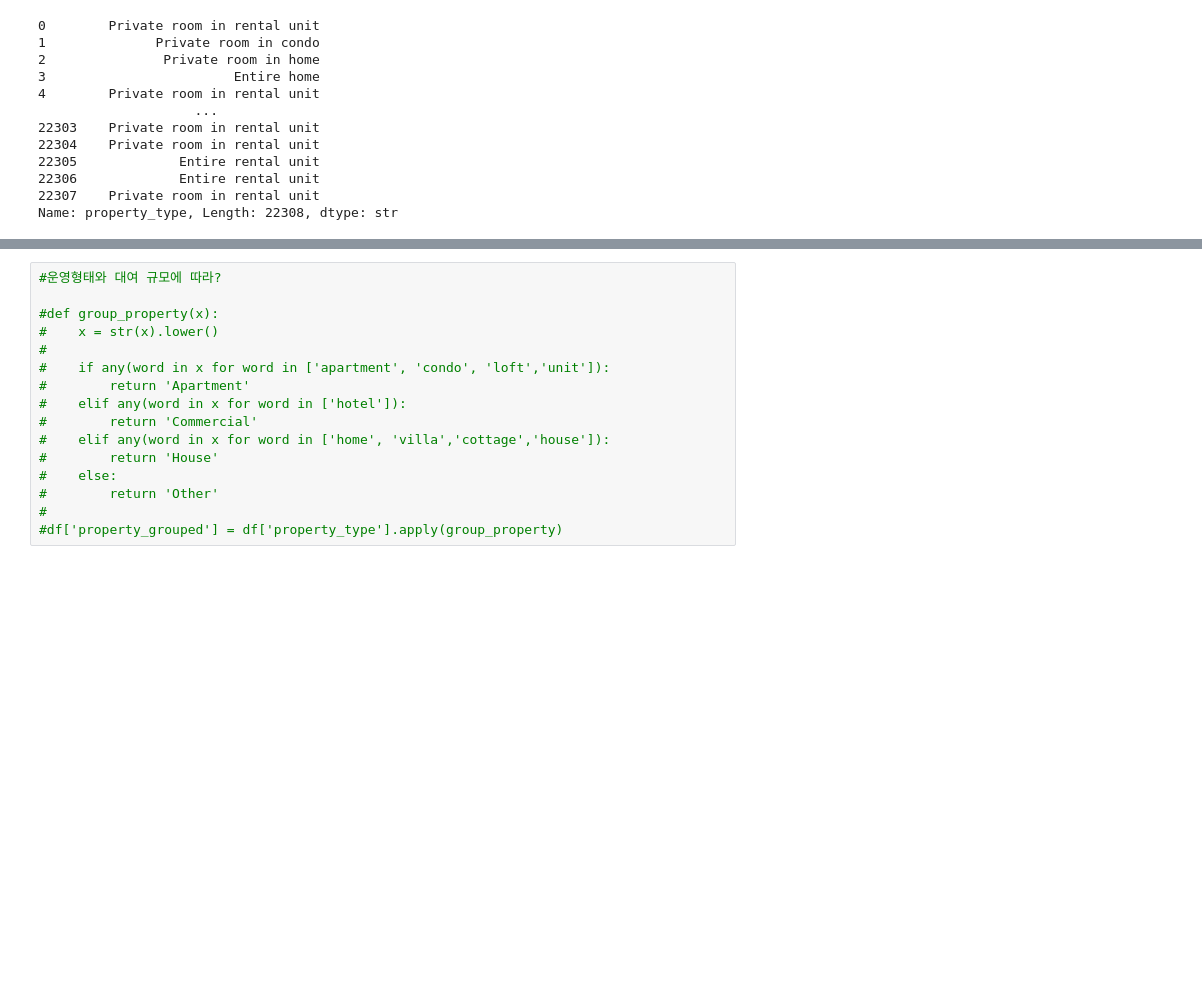
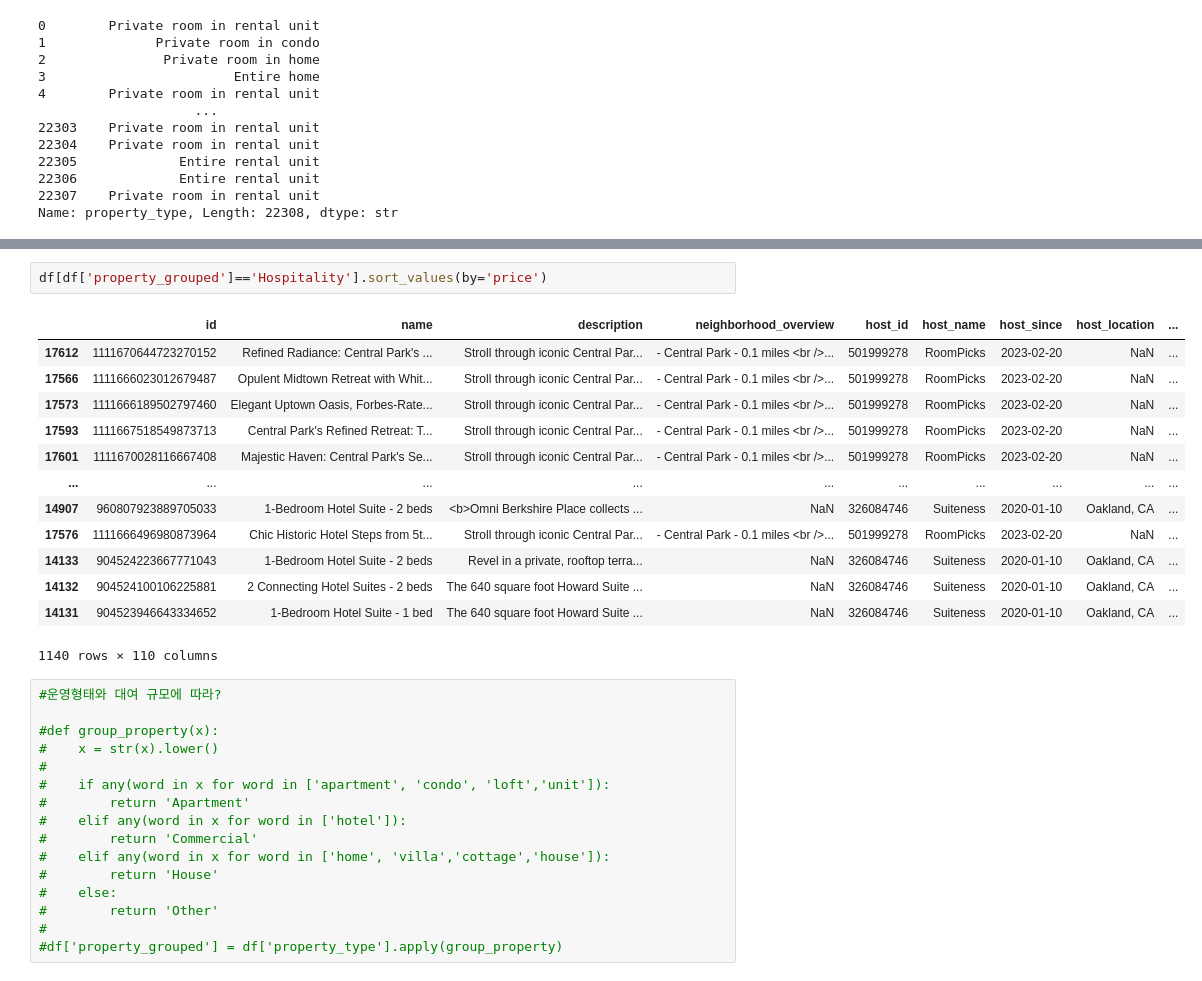
Before and after one commit to sybeom528/airbnb_price_prediction, a Jupyter notebook: notebooks/lch_first_eda.ipynb, the cells around one changed output, grey strips where cells are left out. Drawn from its saved outputs; the diff is of its cells as text; blank space fills up the shorter version.

```diff
--- a/notebooks/lch_first_eda.ipynb
+++ b/notebooks/lch_first_eda.ipynb
@@ -640,3 +652,19 @@ Name: property_type, Length: 22308, dtype: str
+# %%
+df[df['property_grouped']=='Hospitality'].sort_values(by='price')
+# %% [output]
+|  | id | name | description | neighborhood_overview | host_id | host_name | host_since | host_location | ... |
+| 17612 | 1111670644723270152 | Refined Radiance: Central Park's ... | Stroll through iconic Central Par... | - Central Park - 0.1 miles <br />... | 501999278 | RoomPicks | 2023-02-20 | NaN | ... |
+| 17566 | 1111666023012679487 | Opulent Midtown Retreat with Whit... | Stroll through iconic Central Par... | - Central Park - 0.1 miles <br />... | 501999278 | RoomPicks | 2023-02-20 | NaN | ... |
+| 17573 | 1111666189502797460 | Elegant Uptown Oasis, Forbes-Rate... | Stroll through iconic Central Par... | - Central Park - 0.1 miles <br />... | 501999278 | RoomPicks | 2023-02-20 | NaN | ... |
+| 17593 | 1111667518549873713 | Central Park's Refined Retreat: T... | Stroll through iconic Central Par... | - Central Park - 0.1 miles <br />... | 501999278 | RoomPicks | 2023-02-20 | NaN | ... |
+| 17601 | 1111670028116667408 | Majestic Haven: Central Park's Se... | Stroll through iconic Central Par... | - Central Park - 0.1 miles <br />... | 501999278 | RoomPicks | 2023-02-20 | NaN | ... |
+| ... | ... | ... | ... | ... | ... | ... | ... | ... | ... |
+| 14907 | 960807923889705033 | 1-Bedroom Hotel Suite - 2 beds | <b>Omni Berkshire Place collects ... | NaN | 326084746 | Suiteness | 2020-01-10 | Oakland, CA | ... |
+| 17576 | 1111666496980873964 | Chic Historic Hotel Steps from 5t... | Stroll through iconic Central Par... | - Central Park - 0.1 miles <br />... | 501999278 | RoomPicks | 2023-02-20 | NaN | ... |
+| 14133 | 904524223667771043 | 1-Bedroom Hotel Suite - 2 beds | Revel in a private, rooftop terra... | NaN | 326084746 | Suiteness | 2020-01-10 | Oakland, CA | ... |
+| 14132 | 904524100106225881 | 2 Connecting Hotel Suites - 2 beds | The 640 square foot Howard Suite ... | NaN | 326084746 | Suiteness | 2020-01-10 | Oakland, CA | ... |
+| 14131 | 904523946643334652 | 1-Bedroom Hotel Suite - 1 bed | The 640 square foot Howard Suite ... | NaN | 326084746 | Suiteness | 2020-01-10 | Oakland, CA | ... |
+1140 rows × 110 columns
 # %%
 #운영형태와 대여 규모에 따라?
 
```
Also changed, not shown: parts of 17 cells of this notebook, 1 other file.
